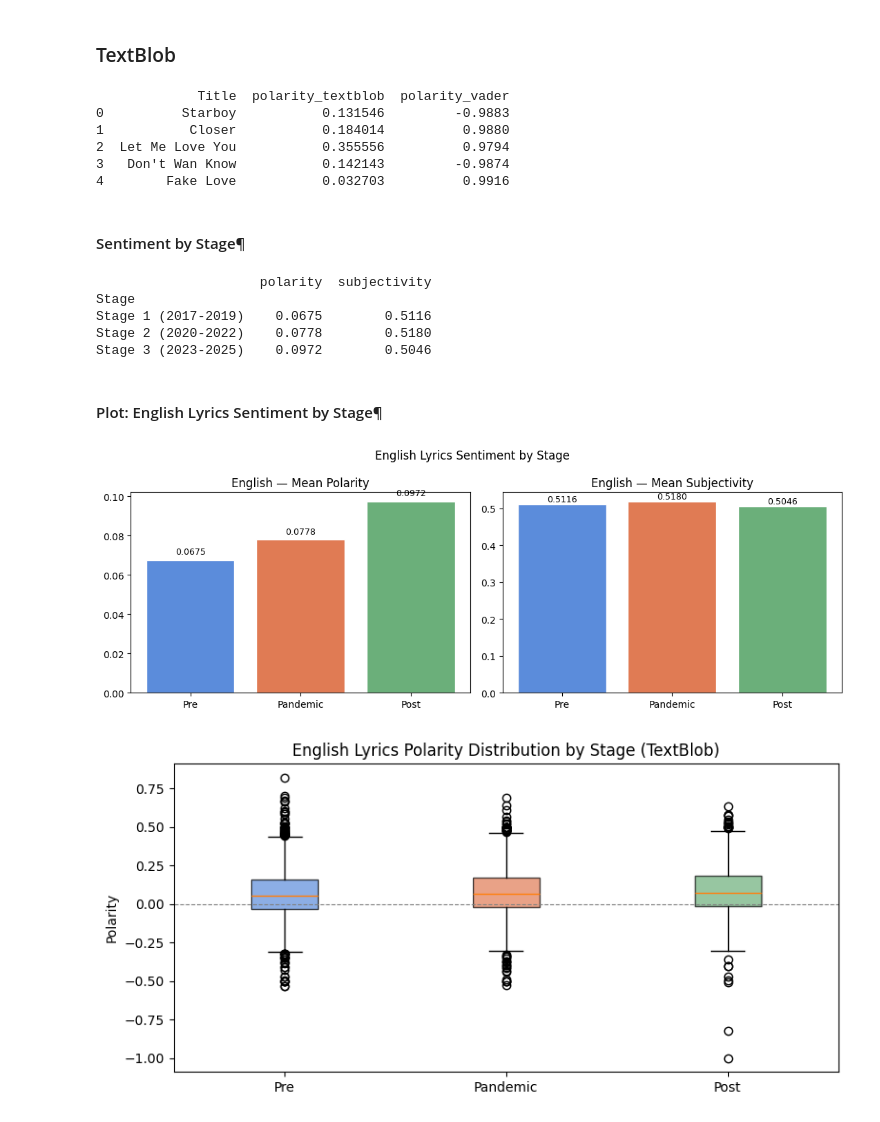
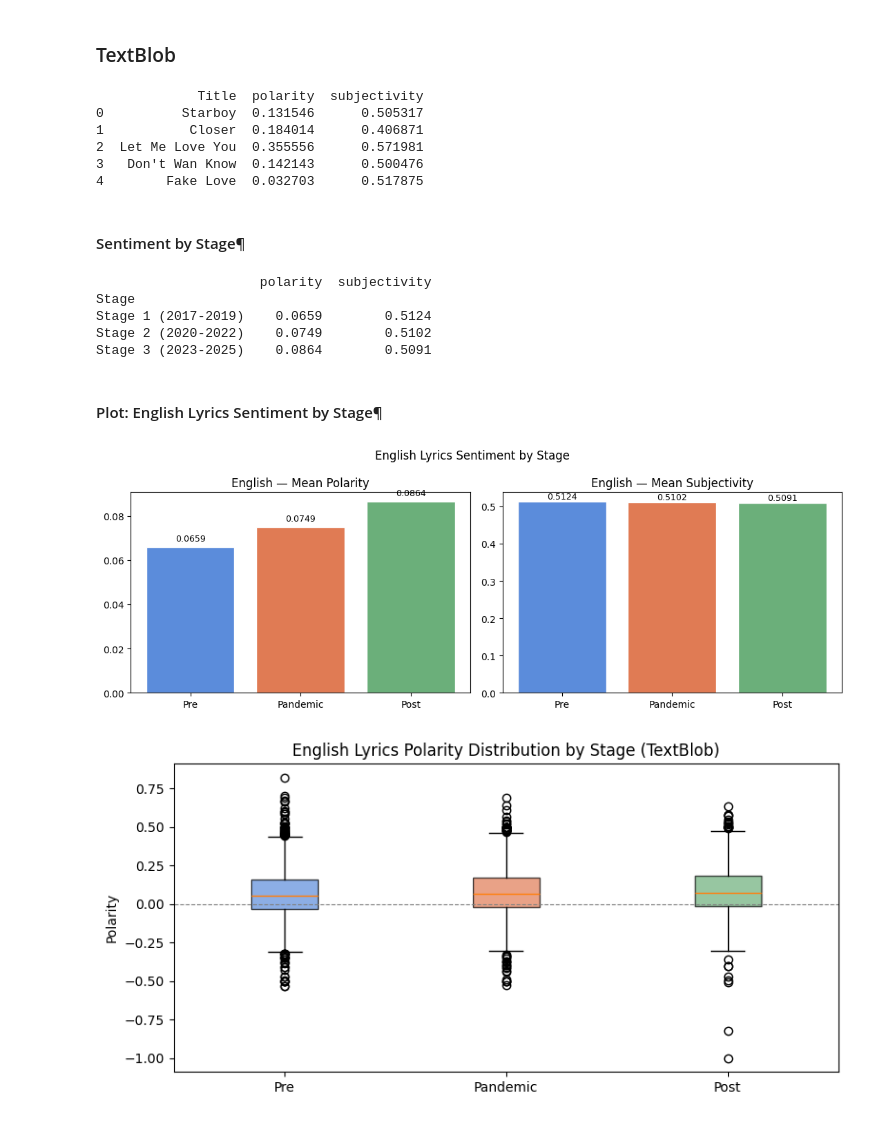
Before and after one commit to yihanciii/ML-spotify-features, a Jupyter notebook: sentiment_analysis.ipynb, the cells around one changed output. Saved outputs shown, nothing was run; the diff lists cells and outputs as text; code cells hidden in the pictures.

```diff
--- a/sentiment_analysis.ipynb
+++ b/sentiment_analysis.ipynb
@@ -124,52 +124,53 @@ from textblob import TextBlob
 # %%
 def sentiment_textblob(text):
     return TextBlob(str(text)).sentiment.polarity
+# %%
+def sentiment_subjectivity(text):
+    return TextBlob(str(text)).sentiment.subjectivity
 # %%
-df_en['polarity_textblob'] = df_en['lyrics_sentiment'].apply(sentiment_textblob)
-df_en['polarity_vader'] = df_en['lyrics_sentiment'].apply(sentiment_vader)
+df_en['polarity'] = df_en['lyrics_sentiment'].apply(sentiment_textblob)
+df_en['subjectivity'] = df_en['lyrics_sentiment'].apply(sentiment_subjectivity)
 # %%
-print(df_en[['Title', 'polarity_textblob', 'polarity_vader']].head())
+print(df_en[['Title', 'polarity', 'subjectivity']].head())
 # %% [output]
-             Title  polarity_textblob  polarity_vader
-0          Starboy           0.131546         -0.9883
-1           Closer           0.184014          0.9880
-2  Let Me Love You           0.355556          0.9794
-3   Don't Wan Know           0.142143         -0.9874
-4        Fake Love           0.032703          0.9916
+             Title  polarity  subjectivity
+0          Starboy  0.131546      0.505317
+1           Closer  0.184014      0.406871
+2  Let Me Love You  0.355556      0.571981
+3   Don't Wan Know  0.142143      0.500476
+4        Fake Love  0.032703      0.517875
 # %% [markdown]
 #### Sentiment by Stage¶
 # %%
-df_en_merged = df_main.merge(
-    df_en[['id', 'polarity_textblob', 'polarity_vader']], on='id', how='inner')
+df_en_merged = df_main.merge(df_en[['id', 'polarity', 'subjectivity']], on='id', how='inner')
 en_unique = df_en_merged.drop_duplicates(subset='id')
 # %%
-stage_order = ['Stage 1 (2017-2019)', 'Stage 2 (2020-2022)', 'Stage 3 (2023-2025)']
-en_summary2 = df_en_merged2.groupby('Stage')[['polarity', 'subjectivity']].mean().reindex(stage_order).round(4)
-print(en_summary2)
+en_summary = en_unique.groupby('Stage')[['polarity', 'subjectivity']].mean().reindex(stage_order).round(4)
+print(en_summary)
 # %% [output]
                      polarity  subjectivity
 Stage
-Stage 1 (2017-2019)    0.0675        0.5116
-Stage 2 (2020-2022)    0.0778        0.5180
-Stage 3 (2023-2025)    0.0972        0.5046
+Stage 1 (2017-2019)    0.0659        0.5124
+Stage 2 (2020-2022)    0.0749        0.5102
+Stage 3 (2023-2025)    0.0864        0.5091
 # %% [markdown]
 #### Plot: English Lyrics Sentiment by Stage¶
 # %%
 stage_labels = ['Pre', 'Pandemic', 'Post']
 colors = ['#5B8CDB', '#E07B54', '#6BAF7A']
 
 fig, axes = plt.subplots(1, 2, figsize=(11, 4))
 for ax, col, title in zip(axes, ['polarity', 'subjectivity'], ['Mean Polarity', 'Mean Subjectivity']):
-    vals = en_summary2[col].values
+    vals = en_summary[col].values
     bars = ax.bar(stage_labels, vals, color=colors, edgecolor='white')
     for bar, val in zip(bars, vals):
         ax.text(bar.get_x() + bar.get_width()/2,
                 bar.get_height() + 0.002,
                 f'{val:.4f}', ha='center', va='bottom', fontsize=9)
     ax.set_title(f'English — {title}')
 plt.suptitle('English Lyrics Sentiment by Stage')
 plt.tight_layout()
 plt.show()
 # %% [output]
-[figure, old version]
+[figure, new version]
 # %%
```
Also changed, not shown: parts of 1 cell of this notebook.
